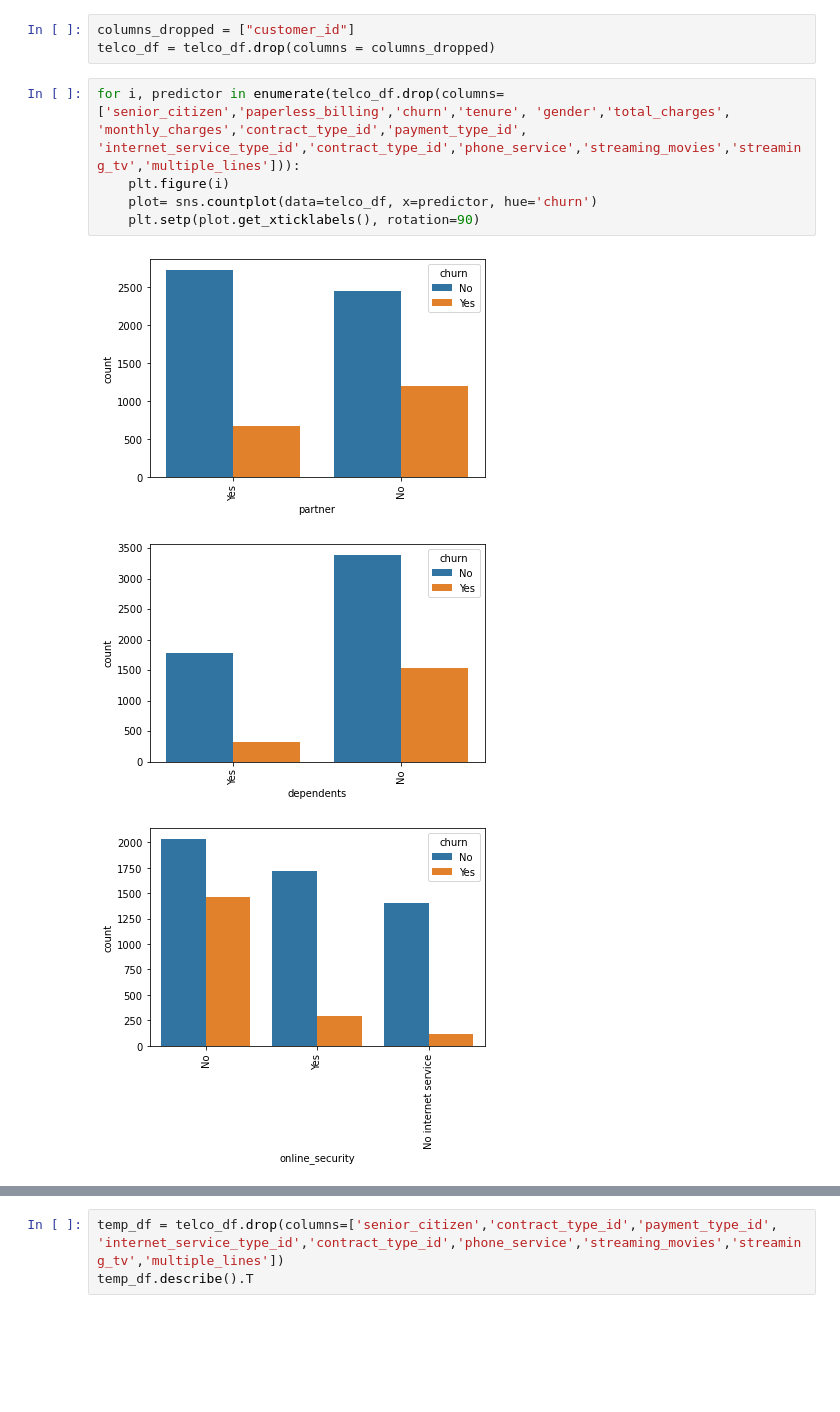
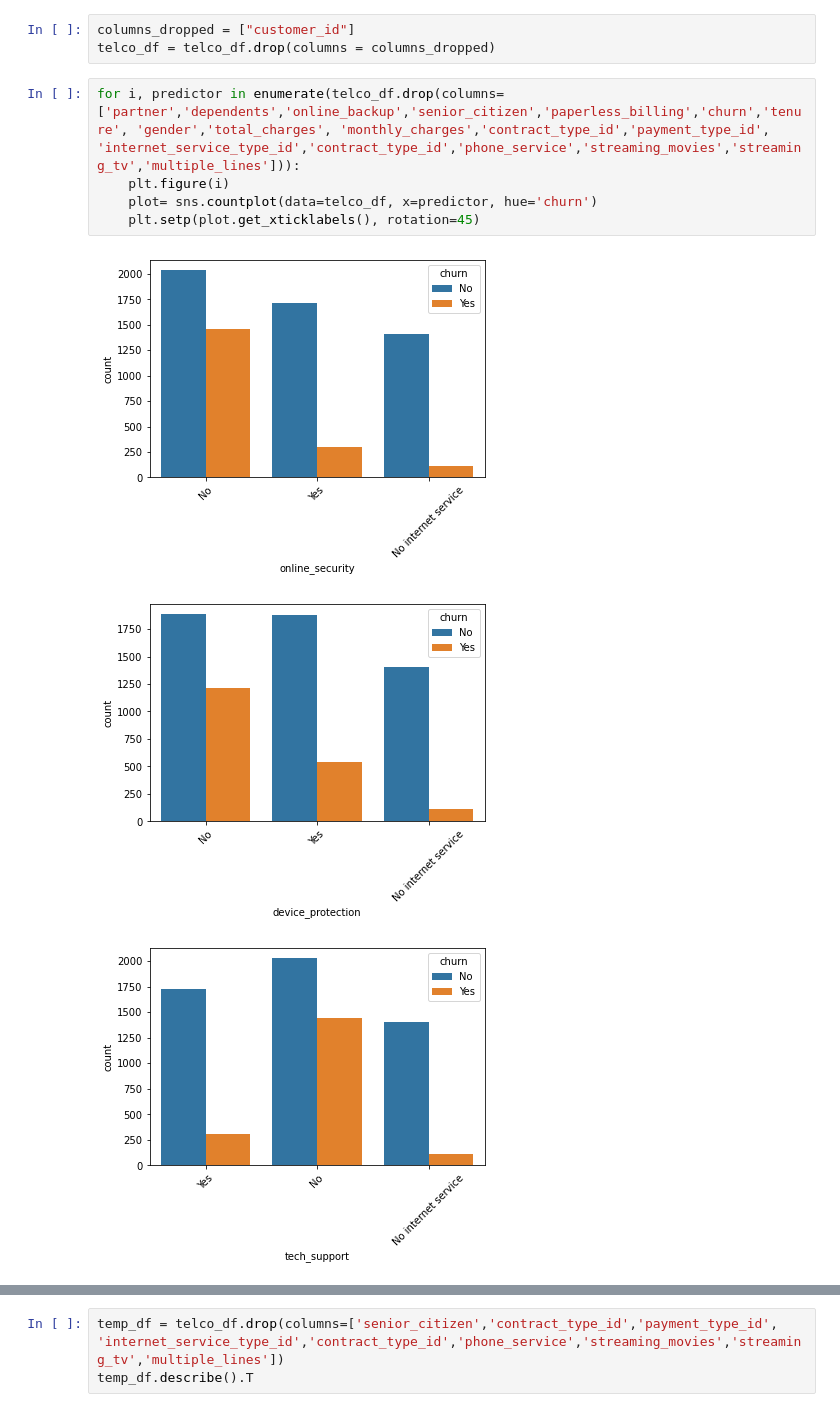
Before and after one commit to lincolnmuriithi11/Project---Classification, a Jupyter notebook: Telco_Final_Draft.ipynb, the cells around one changed output, grey strips where cells are left out. Drawn from its saved outputs; the diff is of its cells as text; blank space fills up the shorter version.

```diff
--- a/Telco_Final_Draft.ipynb
+++ b/Telco_Final_Draft.ipynb
@@ -171,11 +119,11 @@ clear the customer_id column
 columns_dropped = ["customer_id"]
 telco_df = telco_df.drop(columns = columns_dropped)
 # %%
-for i, predictor in enumerate(telco_df.drop(columns=['senior_citizen','paperless_billing','churn','tenure', 'gender','total_charges', 'monthly_charges','contract_type_id','payment_type_id', 'internet_service_type_id','contract_type_id','phone_service','streaming_movies','streaming_tv','multiple_lines'])):
+for i, predictor in enumerate(telco_df.drop(columns=['partner','dependents','online_backup','senior_citizen','paperless_billing','churn','tenure', 'gender','total_charges', 'monthly_charges','contract_type_id','payment_type_id', 'internet_service_type_id','contract_type_id','phone_service','streaming_movies','streaming_tv','multiple_lines'])):
     plt.figure(i)
     plot= sns.countplot(data=telco_df, x=predictor, hue='churn')
-    plt.setp(plot.get_xticklabels(), rotation=90)
+    plt.setp(plot.get_xticklabels(), rotation=45)
 # %% [output]
-[figure, old version]
+[figure, new version]
-[figure, old version]
+[figure, new version]
-[figure, old version]
+[figure, new version]
```
Also changed, not shown: parts of 53 cells of this notebook.
